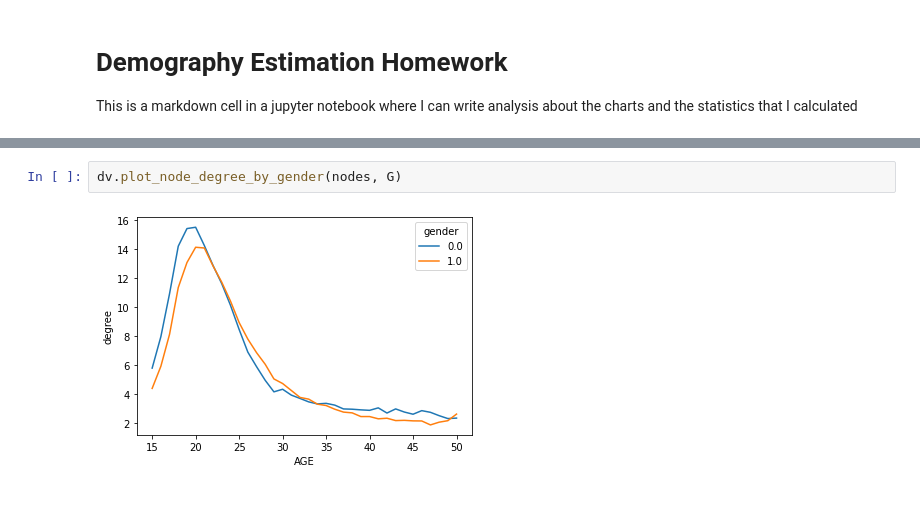
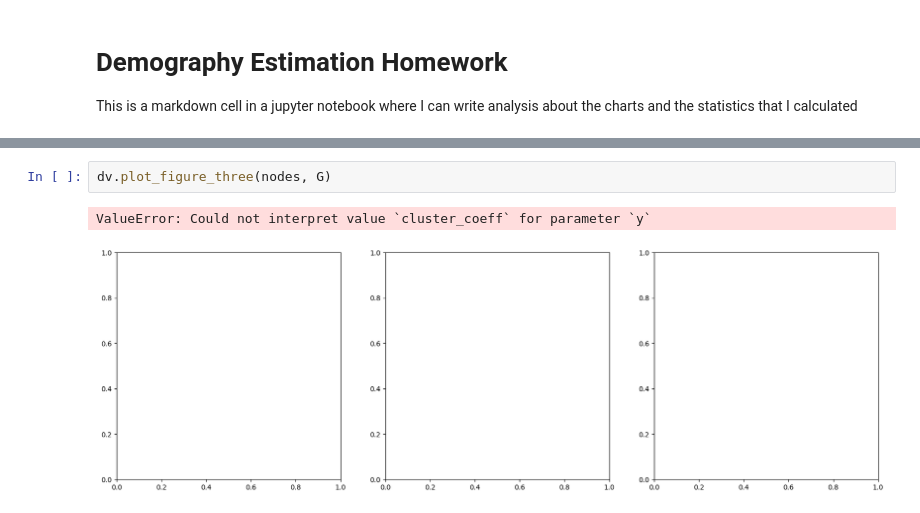
Before and after one commit to mbalint9901/empirikus_penzugyek, a Jupyter notebook: POKEC Network Analysis Stub for Students.ipynb, the cells around one changed output, grey strips where cells are left out. Cells and saved outputs as stored; diff of their text form.

```diff
--- a/POKEC Network Analysis Stub for Students.ipynb
+++ b/POKEC Network Analysis Stub for Students.ipynb
@@ -29,4 +29,5 @@ dv.plot_age_distribution_by_gender(nodes)
 # %%
-dv.plot_node_degree_by_gender(nodes, G)
+dv.plot_figure_three(nodes, G)
 # %% [output]
+ValueError: Could not interpret value `cluster_coeff` for parameter `y`
-[figure, old version]
+[figure, new version]
```
Also changed, not shown: parts of 7 cells of this notebook, 1 other file.
